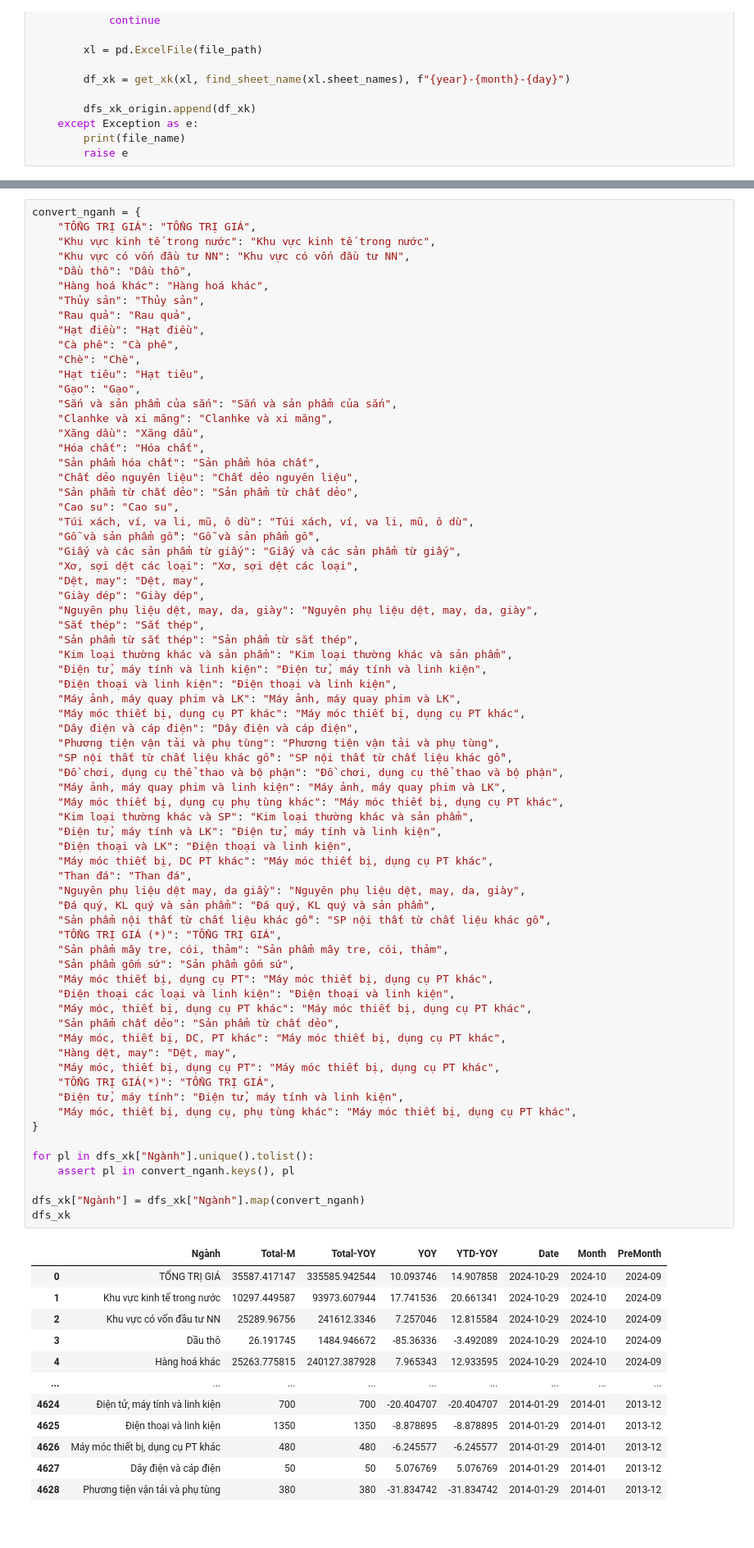
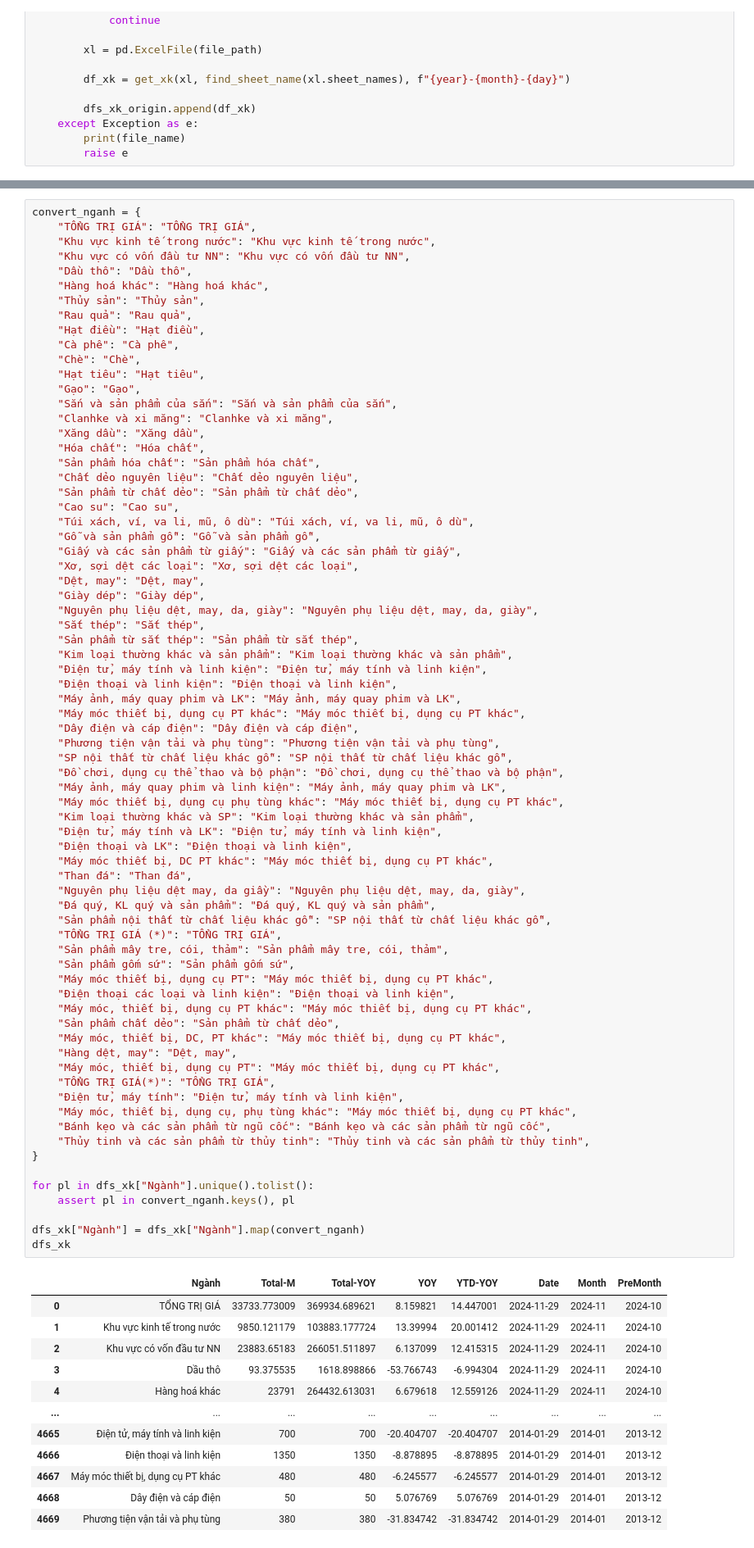
Before and after one commit to hiennguyen9874/vn-macroeconomics, a Jupyter notebook: notebooks/XK.ipynb, the cells around one changed output, grey strips where cells are left out. Shown at 82% size. Drawn from its saved outputs; the diff is of its cells as text.

```diff
--- a/notebooks/XK.ipynb
+++ b/notebooks/XK.ipynb
@@ -361,41 +361,43 @@ convert_nganh = {
     "Kim loại thường khác và SP": "Kim loại thường khác và sản phẩm",
     "Điện tử, máy tính và LK": "Điện tử, máy tính và linh kiện",
     "Điện thoại và LK": "Điện thoại và linh kiện",
     "Máy móc thiết bị, DC PT khác": "Máy móc thiết bị, dụng cụ PT khác",
     "Than đá": "Than đá",
     "Nguyên phụ liệu dệt may, da giầy": "Nguyên phụ liệu dệt, may, da, giày",
     "Đá quý, KL quý và sản phẩm": "Đá quý, KL quý và sản phẩm",
     "Sản phẩm nội thất từ chất liệu khác gỗ": "SP nội thất từ chất liệu khác gỗ",
     "TỔNG TRỊ GIÁ (*)": "TỔNG TRỊ GIÁ",
     "Sản phẩm mây tre, cói, thảm": "Sản phẩm mây tre, cói, thảm",
     "Sản phẩm gốm sứ": "Sản phẩm gốm sứ",
     "Máy móc thiết bị, dụng cụ PT": "Máy móc thiết bị, dụng cụ PT khác",
     "Điện thoại các loại và linh kiện": "Điện thoại và linh kiện",
     "Máy móc, thiết bị, dụng cụ PT khác": "Máy móc thiết bị, dụng cụ PT khác",
     "Sản phẩm chất dẻo": "Sản phẩm từ chất dẻo",
     "Máy móc, thiết bị, DC, PT khác": "Máy móc thiết bị, dụng cụ PT khác",
     "Hàng dệt, may": "Dệt, may",
     "Máy móc, thiết bị, dụng cụ PT": "Máy móc thiết bị, dụng cụ PT khác",
     "TỔNG TRỊ GIÁ(*)": "TỔNG TRỊ GIÁ",
     "Điện tử, máy tính": "Điện tử, máy tính và linh kiện",
     "Máy móc, thiết bị, dụng cụ, phụ tùng khác": "Máy móc thiết bị, dụng cụ PT khác",
+    "Bánh kẹo và các sản phẩm từ ngũ cốc": "Bánh kẹo và các sản phẩm từ ngũ cốc",
+    "Thủy tinh và các sản phẩm từ thủy tinh": "Thủy tinh và các sản phẩm từ thủy tinh",
 }
 
 for pl in dfs_xk["Ngành"].unique().tolist():
     assert pl in convert_nganh.keys(), pl
 
 dfs_xk["Ngành"] = dfs_xk["Ngành"].map(convert_nganh)
 dfs_xk
 # %% [output]
 |  | Ngành | Total-M | Total-YOY | YOY | YTD-YOY | Date | Month | PreMonth |
-| 0 | TỔNG TRỊ GIÁ | 35587.417147 | 335585.942544 | 10.093746 | 14.907858 | 2024-10-29 | 2024-10 | 2024-09 |
-| 1 | Khu vực kinh tế trong nước | 10297.449587 | 93973.607944 | 17.741536 | 20.661341 | 2024-10-29 | 2024-10 | 2024-09 |
-| 2 | Khu vực có vốn đầu tư NN | 25289.96756 | 241612.3346 | 7.257046 | 12.815584 | 2024-10-29 | 2024-10 | 2024-09 |
-| 3 | Dầu thô | 26.191745 | 1484.946672 | -85.36336 | -3.492089 | 2024-10-29 | 2024-10 | 2024-09 |
-| 4 | Hàng hoá khác | 25263.775815 | 240127.387928 | 7.965343 | 12.933595 | 2024-10-29 | 2024-10 | 2024-09 |
+| 0 | TỔNG TRỊ GIÁ | 33733.773009 | 369934.689621 | 8.159821 | 14.447001 | 2024-11-29 | 2024-11 | 2024-10 |
+| 1 | Khu vực kinh tế trong nước | 9850.121179 | 103883.177724 | 13.39994 | 20.001412 | 2024-11-29 | 2024-11 | 2024-10 |
+| 2 | Khu vực có vốn đầu tư NN | 23883.65183 | 266051.511897 | 6.137099 | 12.415315 | 2024-11-29 | 2024-11 | 2024-10 |
+| 3 | Dầu thô | 93.375535 | 1618.898866 | -53.766743 | -6.994304 | 2024-11-29 | 2024-11 | 2024-10 |
+| 4 | Hàng hoá khác | 23791 | 264432.613031 | 6.679618 | 12.559126 | 2024-11-29 | 2024-11 | 2024-10 |
 | ... | ... | ... | ... | ... | ... | ... | ... | ... |
-| 4624 | Điện tử, máy tính và linh kiện | 700 | 700 | -20.404707 | -20.404707 | 2014-01-29 | 2014-01 | 2013-12 |
-| 4625 | Điện thoại và linh kiện | 1350 | 1350 | -8.878895 | -8.878895 | 2014-01-29 | 2014-01 | 2013-12 |
-| 4626 | Máy móc thiết bị, dụng cụ PT khác | 480 | 480 | -6.245577 | -6.245577 | 2014-01-29 | 2014-01 | 2013-12 |
-| 4627 | Dây điện và cáp điện | 50 | 50 | 5.076769 | 5.076769 | 2014-01-29 | 2014-01 | 2013-12 |
-| 4628 | Phương tiện vận tải và phụ tùng | 380 | 380 | -31.834742 | -31.834742 | 2014-01-29 | 2014-01 | 2013-12 |
+| 4665 | Điện tử, máy tính và linh kiện | 700 | 700 | -20.404707 | -20.404707 | 2014-01-29 | 2014-01 | 2013-12 |
+| 4666 | Điện thoại và linh kiện | 1350 | 1350 | -8.878895 | -8.878895 | 2014-01-29 | 2014-01 | 2013-12 |
+| 4667 | Máy móc thiết bị, dụng cụ PT khác | 480 | 480 | -6.245577 | -6.245577 | 2014-01-29 | 2014-01 | 2013-12 |
+| 4668 | Dây điện và cáp điện | 50 | 50 | 5.076769 | 5.076769 | 2014-01-29 | 2014-01 | 2013-12 |
+| 4669 | Phương tiện vận tải và phụ tùng | 380 | 380 | -31.834742 | -31.834742 | 2014-01-29 | 2014-01 | 2013-12 |
```
Also changed, not shown: parts of 4 cells of this notebook, 20 other files.
